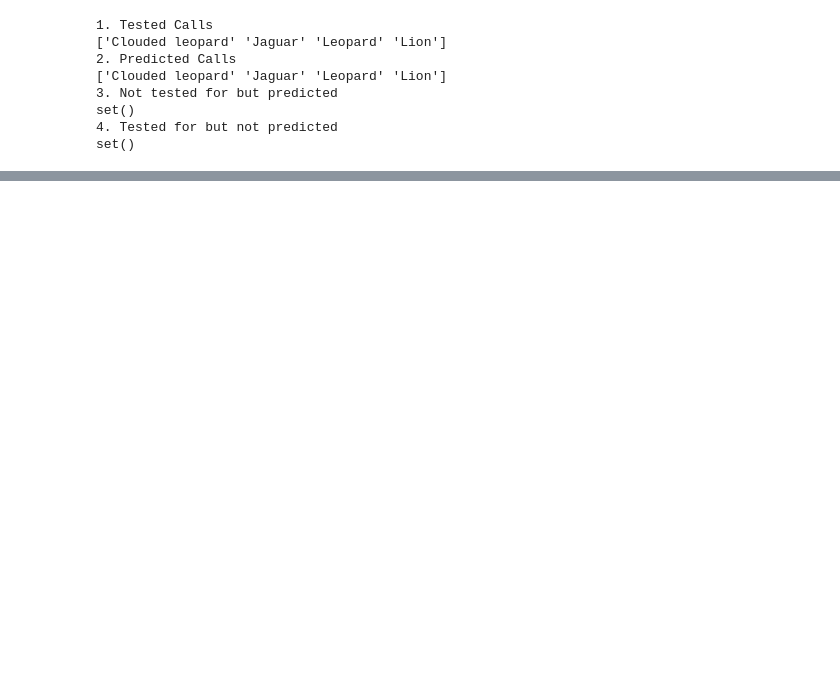
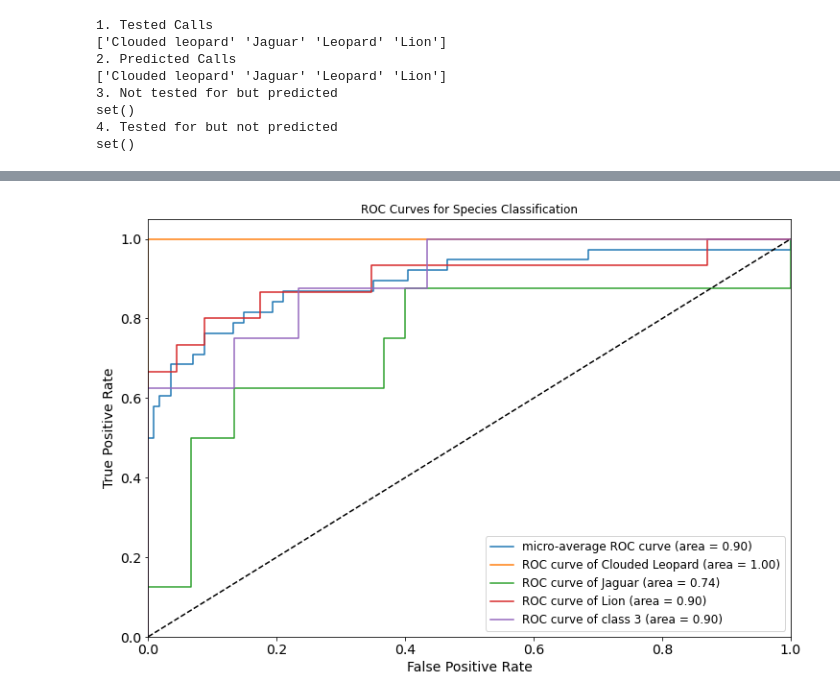
Before and after one commit to kexantus/felidetect, a Jupyter notebook: Modeling-Pantherinae July 2022.ipynb, the cells around one changed output, grey strips where cells are left out. Cells and saved outputs as stored; diff of their text form; code cells hidden in the pictures; blank space fills up the shorter version.

```diff
--- a/Modeling-Pantherinae July 2022.ipynb
+++ b/Modeling-Pantherinae July 2022.ipynb
@@ -553,10 +515,11 @@ plt.yticks(fontsize=14)
 
 L = plt.legend(loc="lower right", prop={'size': 12})
 
+
 L.get_texts()[1].set_text('ROC curve of Clouded Leopard (area = 1.00)')
-L.get_texts()[2].set_text('ROC curve of Jaguar (area = 0,69)')
-L.get_texts()[3].set_text('ROC curve of Leopard (area = 0.96)')
-L.get_texts()[3].set_text('ROC curve of Lion (area = 0.89)')
+L.get_texts()[2].set_text('ROC curve of Jaguar (area = 0.74)')
+L.get_texts()[3].set_text('ROC curve of Leopard (area = 0.90)')
+L.get_texts()[3].set_text('ROC curve of Lion (area = 0.90)')
 
 
 plt.savefig('ROC Species071722.png')
@@ -567,0 +532 @@ plt.show()
+[figure, added]
```
Also changed, not shown: parts of 16 cells of this notebook, 1 other file.
